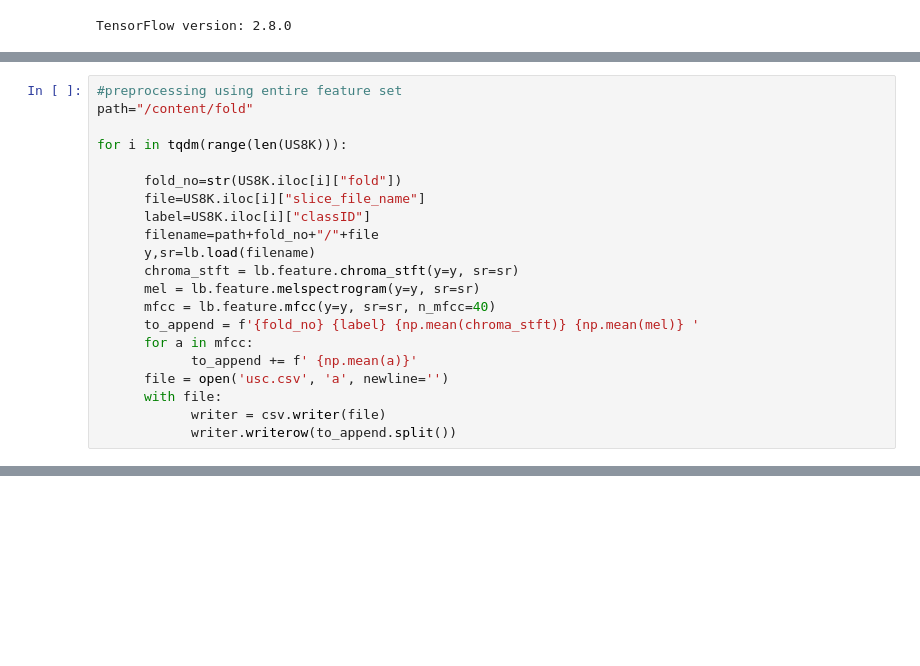
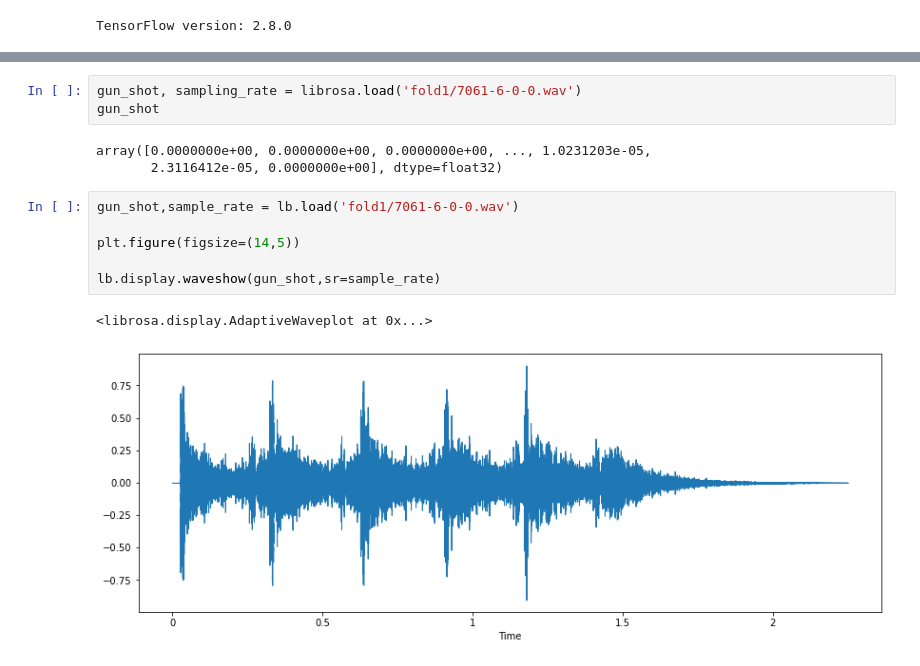
Before and after one commit to fatmaaerr/ML_Urbansound8k_project, a Jupyter notebook: ML_Project_Data_Preparation.ipynb, the cells around one changed output, grey strips where cells are left out. Drawn from its saved outputs; the diff is of its cells as text; blank space fills up the shorter version.

```diff
--- a/ML_Project_Data_Preparation.ipynb
+++ b/ML_Project_Data_Preparation.ipynb
@@ -121,21 +69,0 @@ Name: 1, dtype: object
-# %%
-#preprocessing using entire feature set
-path="/content/fold"
-
-for i in tqdm(range(len(US8K))):
-
-      fold_no=str(US8K.iloc[i]["fold"])
-      file=US8K.iloc[i]["slice_file_name"]
-      label=US8K.iloc[i]["classID"]
-      filename=path+fold_no+"/"+file
-      y,sr=lb.load(filename)
-      chroma_stft = lb.feature.chroma_stft(y=y, sr=sr)
-      mel = lb.feature.melspectrogram(y=y, sr=sr)
-      mfcc = lb.feature.mfcc(y=y, sr=sr, n_mfcc=40)
-      to_append = f'{fold_no} {label} {np.mean(chroma_stft)} {np.mean(mel)} '
-      for a in mfcc:
-            to_append += f' {np.mean(a)}'
-      file = open('usc.csv', 'a', newline='')
-      with file:
-            writer = csv.writer(file)
-            writer.writerow(to_append.split())
@@ -437,0 +127,15 @@ X_test_all
+# %%
+gun_shot, sampling_rate = librosa.load('fold1/7061-6-0-0.wav')
+gun_shot
+# %% [output]
+array([0.0000000e+00, 0.0000000e+00, 0.0000000e+00, ..., 1.0231203e-05,
+       2.3116412e-05, 0.0000000e+00], dtype=float32)
+# %%
+gun_shot,sample_rate = lb.load('fold1/7061-6-0-0.wav')
+
+plt.figure(figsize=(14,5))
+
+lb.display.waveshow(gun_shot,sr=sample_rate)
+# %% [output]
+<librosa.display.AdaptiveWaveplot at 0x...>
+[figure, added]
```
Also changed, not shown: parts of 55 cells of this notebook.
